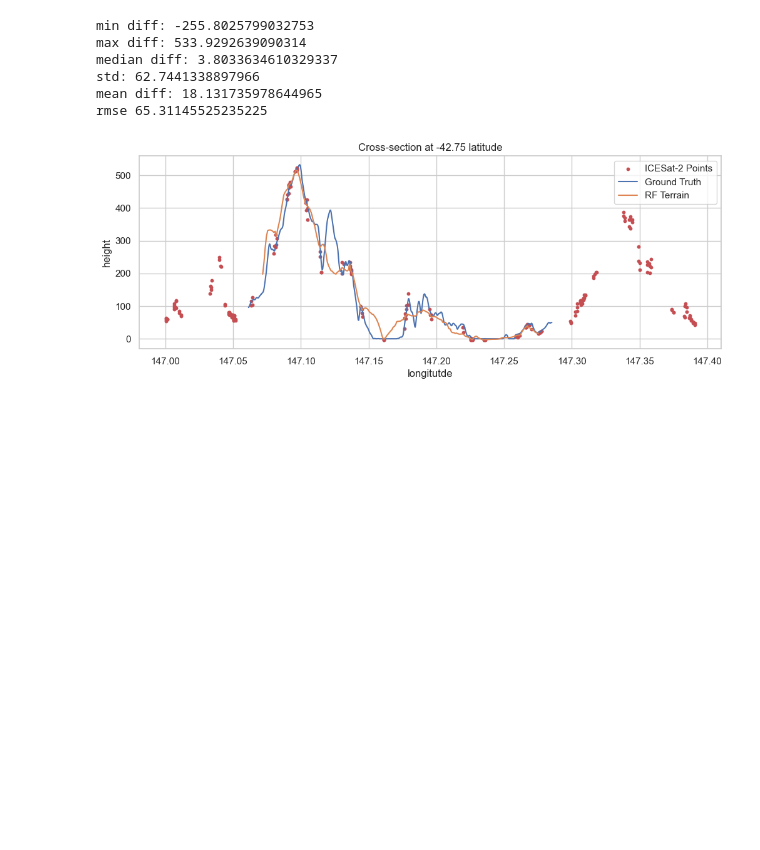
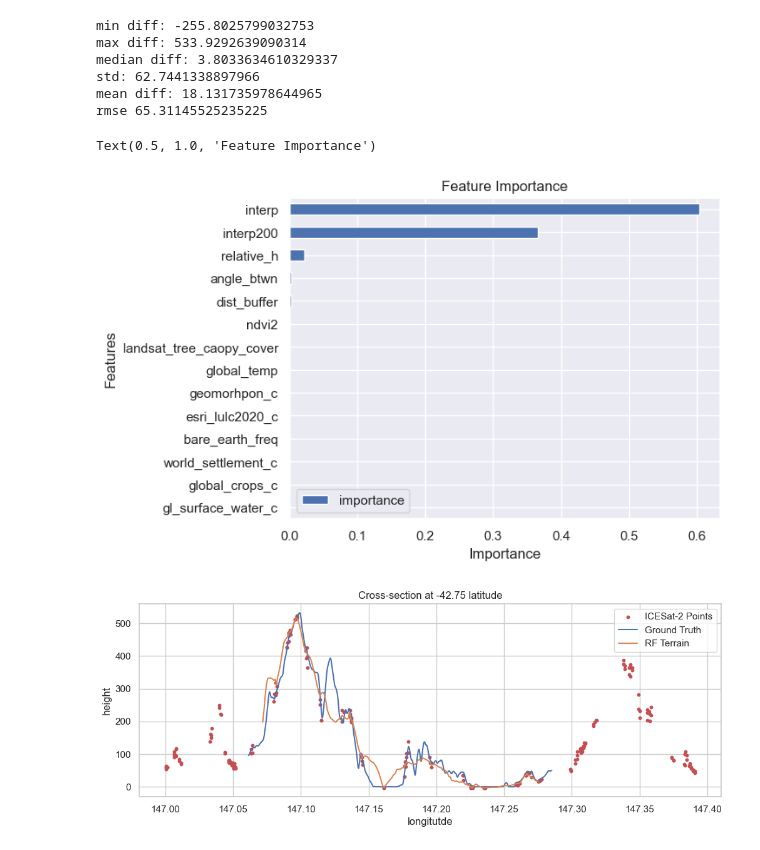
Before and after one commit to leowlk/RF_Terrain, a Jupyter notebook: notebooks/error_metrics.ipynb, the cells around one changed output. Drawn from its saved outputs; the diff is of its cells as text; code cells hidden in the pictures; blank space fills up the shorter version.

```diff
--- a/notebooks/error_metrics.ipynb
+++ b/notebooks/error_metrics.ipynb
@@ -166,6 +166,23 @@ median diff: 3.8033634610329337
 std: 62.7441338897966
 mean diff: 18.131735978644965
 rmse 65.31145525235225
+# %%
+import pandas as pd
+import matplotlib.pyplot as plt
+import seaborn as sns
+sns.set()
+
+mdi_importance = pd.read_csv('../mdi_importance2.csv')
+df_sorted = mdi_importance.sort_values(by='importance', ascending=True)
+
+df_sorted.plot(x='features', y='importance', kind='barh')
+plt.legend()
+plt.xlabel('Importance')
+plt.ylabel('Features')
+plt.title('Feature Importance')
+# %% [output]
+Text(0.5, 1.0, 'Feature Importance')
+[figure, added]
 # %%
 # cross_section_gnd = tasman_gnd.sel(y=-42.80, method='nearest')
 # cross_section_test = tasman_dataset1.sel(y=-42.80, method='nearest')
```
Also changed, not shown: 9 other files.
